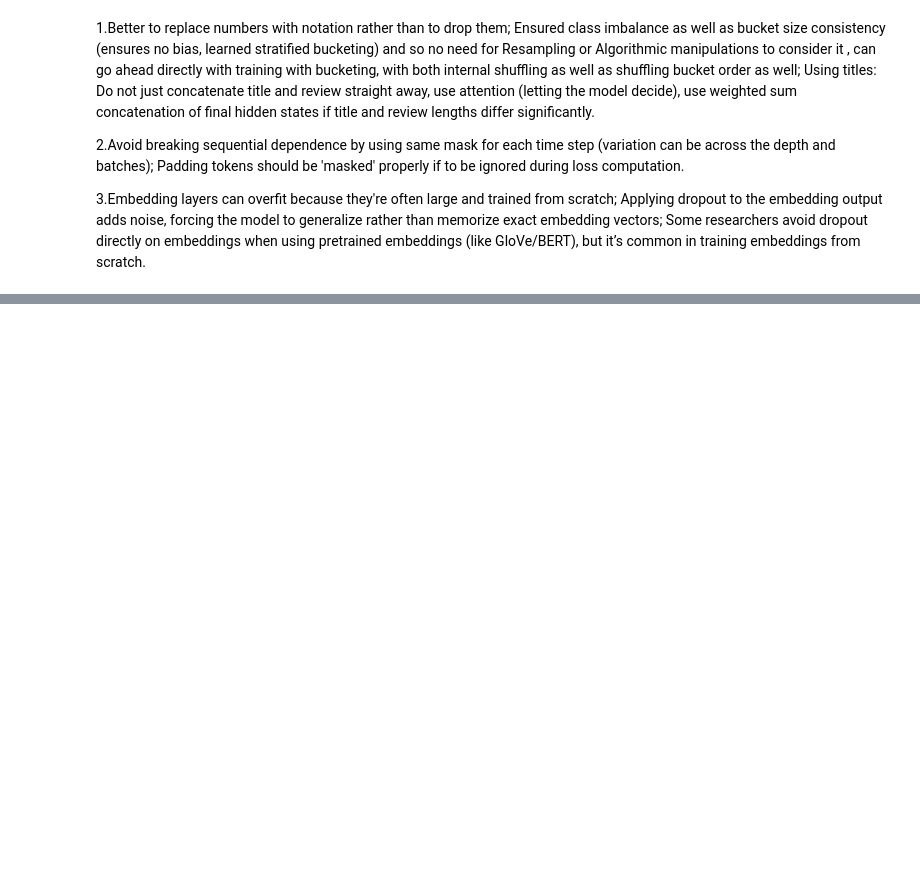
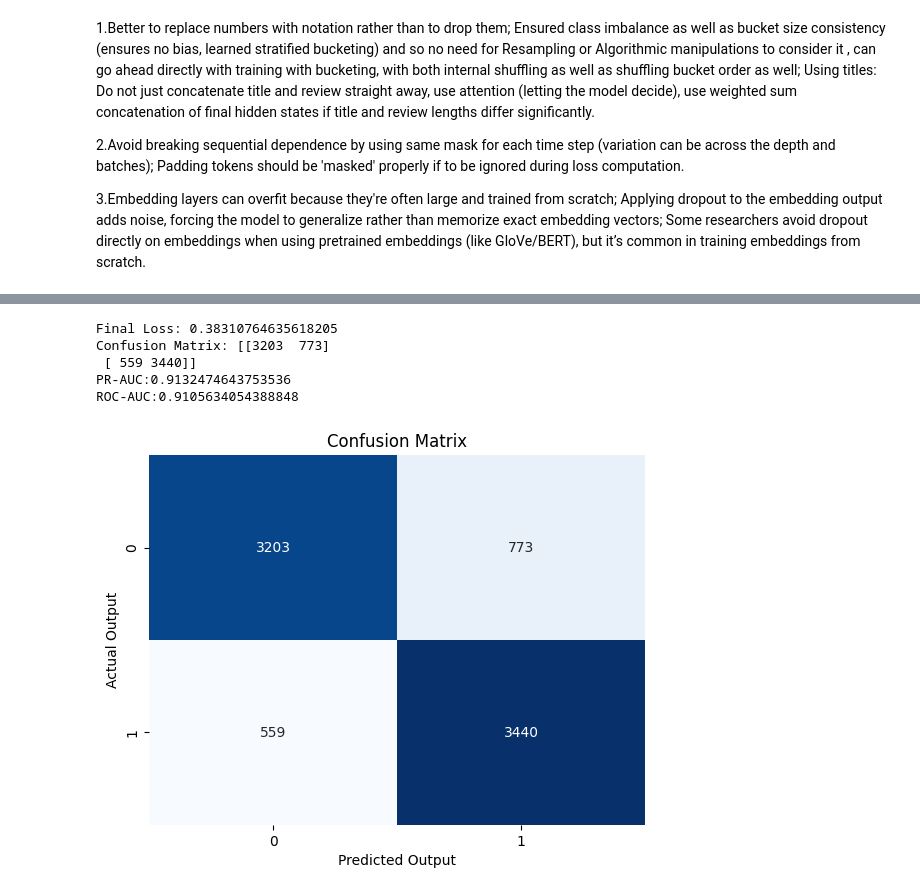
Before and after one commit to Arpit2089/24075011-CSOC-IG, a Jupyter notebook: Sequence Modelling Basics/Seq_modelling.ipynb, the cells around one changed output, grey strips where cells are left out. Saved outputs shown, nothing was run; the diff lists cells and outputs as text; code cells hidden in the pictures; blank space fills up the shorter version.

```diff
--- a/Sequence Modelling Basics/Seq_modelling.ipynb
+++ b/Sequence Modelling Basics/Seq_modelling.ipynb
@@ -727,0 +755,55 @@ TypeError: LSTM_model.create_embedding_matrix() missing 1 required positional ar
+# %%
+from sklearn.metrics import confusion_matrix,average_precision_score,roc_auc_score
+
+LSTM.eval()
+with torch.no_grad():
+  LSTMprobs_to_gpu=[]
+  LSTMpredictions_to_gpu=[]
+  LSTM_prediction_=[]
+  LSTM_probs=[]
+  final_loss=0
+  for test_label_batch, test_title_batch, test_review_batch in test_data:
+
+    LSTM_output=LSTM(test_title_batch.to(device),test_review_batch.to(device))
+    LSTMprobs_to_gpu.append(torch.sigmoid(LSTM_output).flatten())
+    LSTMpredictions_to_gpu.append((LSTM_output>=0).int().flatten())
+    LSTM_prediction=torch.cat(LSTMpredictions_to_gpu).cpu().numpy()
+    LSTM_probs=torch.cat(LSTMprobs_to_gpu).cpu().numpy()
+
+    loss=criterion(LSTM_output.view(-1),test_label_batch.float().to(device))
+    final_loss+=loss.item()*test_label_batch.shape[0]
+
+  final_loss/=len(test_data.dataset)
+  print(f"Final Loss: {final_loss}")
+
+  ConfusionMatrix=confusion_matrix(test_label_tensor,LSTM_prediction)
+  pr_auc=average_precision_score(test_label_tensor,LSTM_probs)
+  roc_auc=roc_auc_score(test_label_tensor,probs)
+
+  print(f"Confusion Matrix: {ConfusionMatrix}")
+  print(f"PR-AUC:{pr_auc}")
+  print(f"ROC-AUC:{roc_auc}")
+
+  sns.heatmap(ConfusionMatrix, annot=True, fmt='d', cmap='Blues', cbar=False)
+  plt.xlabel('Predicted Output')
+  plt.ylabel('Actual Output')
+  plt.title('Confusion Matrix')
+  plt.show()
+
+
+
+#                            Performance Metrics
+
+# Accuracy: 0.833
+# Precision: 0.860
+# Recall: 0.817
+# f1 Score: 0.838
+# PR-AUC: 0.913
+# ROC-AUC: 0.910
+# %% [output]
+Final Loss: 0.38310764635618205
+Confusion Matrix: [[3203  773]
+ [ 559 3440]]
+PR-AUC:0.9132474643753536
+ROC-AUC:0.9105634054388848
+[figure, added]
```
Also changed, not shown: parts of 14 cells of this notebook.
